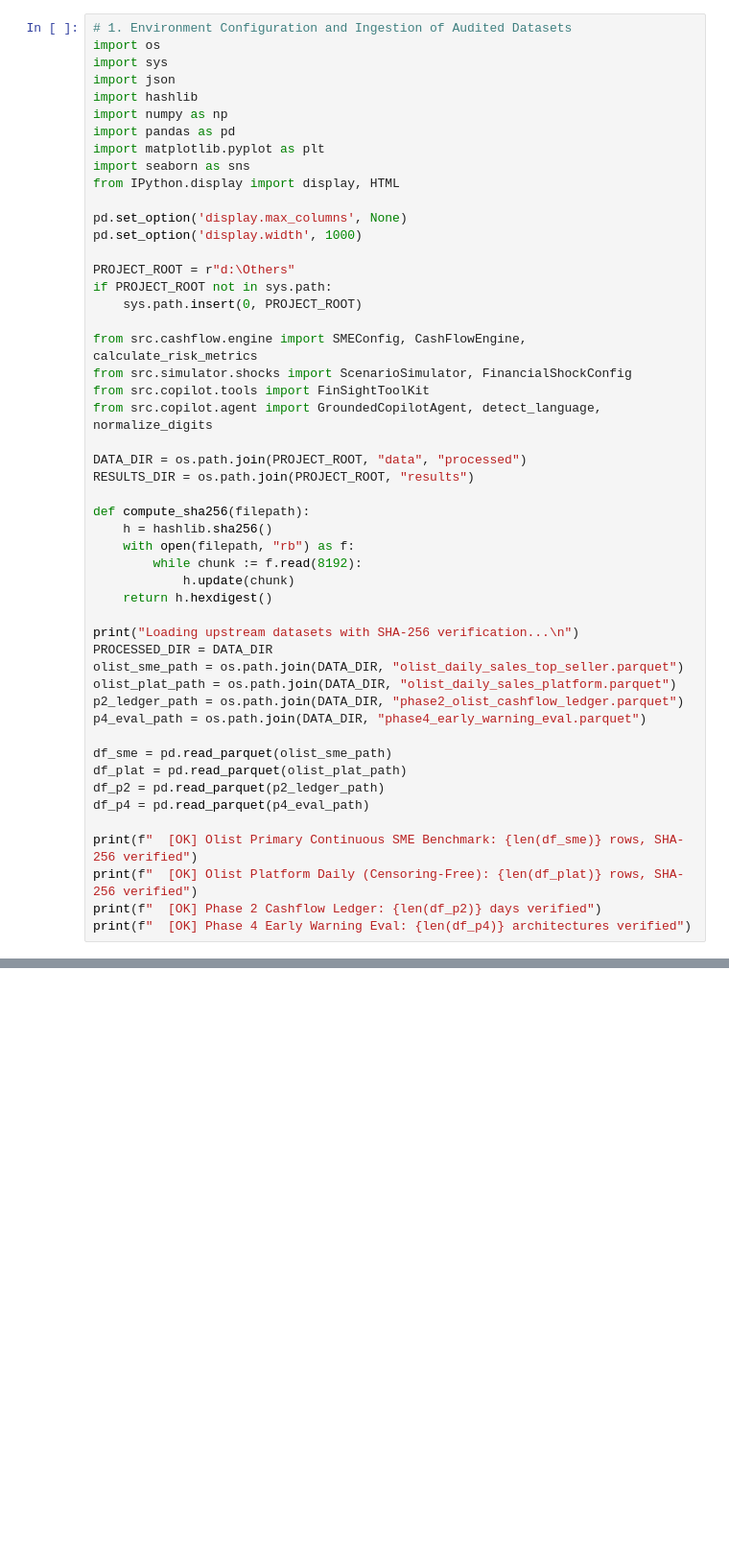
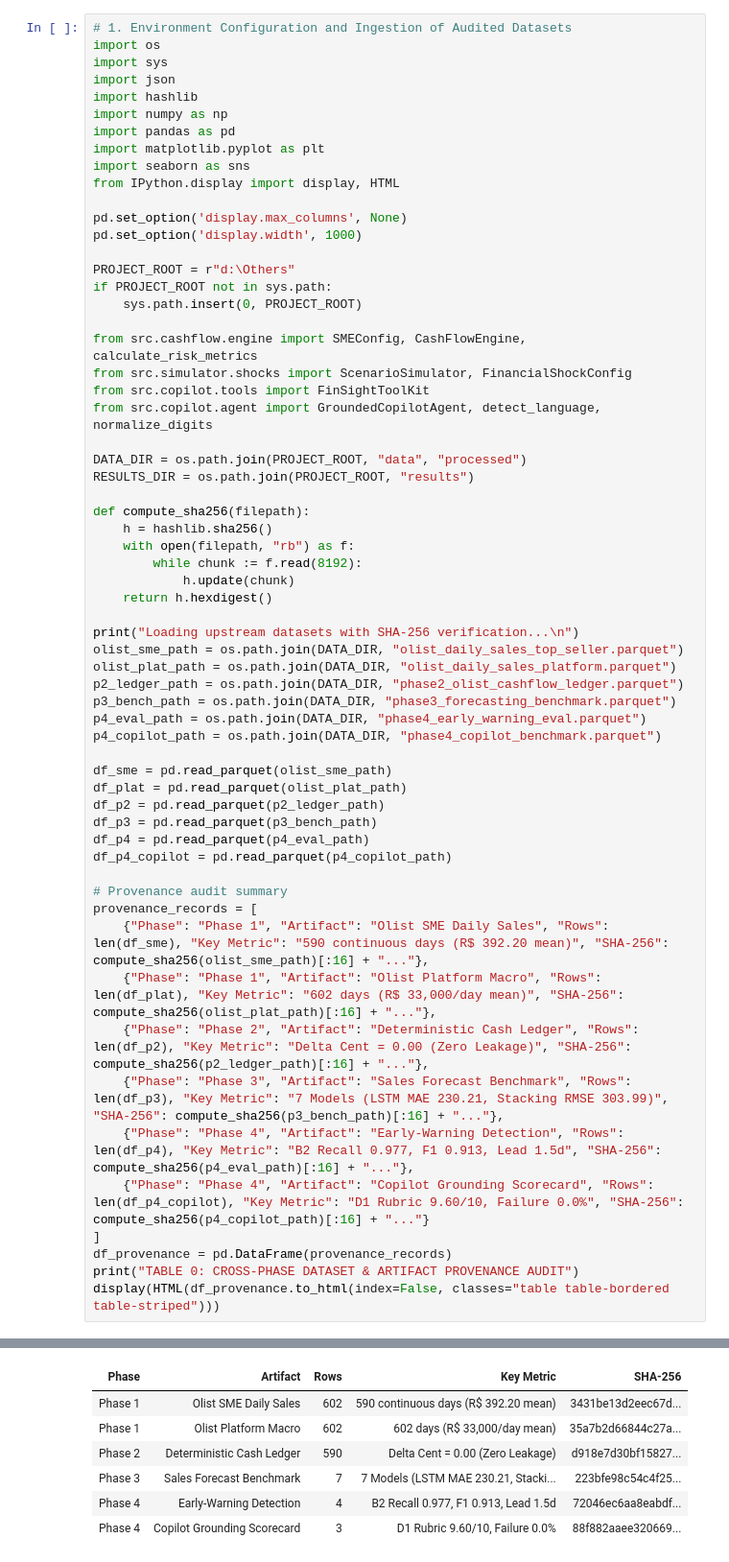
Before and after one commit to mdarmanaliashik/FinSight-AI, a Jupyter notebook: notebooks/Phase5_System_Ablation_And_EndToEnd_Benchmark.ipynb, the cells around one changed output, grey strips where cells are left out. Shown at 96% size. Drawn from its saved outputs; the diff is of its cells as text; blank space fills up the shorter version.

Commit message:
fix(phase5): reconcile all markdown claims with empirical outputs and complete master system ablation suite

```diff
--- a/notebooks/Phase5_System_Ablation_And_EndToEnd_Benchmark.ipynb
+++ b/notebooks/Phase5_System_Ablation_And_EndToEnd_Benchmark.ipynb
@@ -53,21 +62,32 @@ def compute_sha256(filepath):
     return h.hexdigest()
 
 print("Loading upstream datasets with SHA-256 verification...\n")
-PROCESSED_DIR = DATA_DIR
 olist_sme_path = os.path.join(DATA_DIR, "olist_daily_sales_top_seller.parquet")
 olist_plat_path = os.path.join(DATA_DIR, "olist_daily_sales_platform.parquet")
 p2_ledger_path = os.path.join(DATA_DIR, "phase2_olist_cashflow_ledger.parquet")
+p3_bench_path = os.path.join(DATA_DIR, "phase3_forecasting_benchmark.parquet")
 p4_eval_path = os.path.join(DATA_DIR, "phase4_early_warning_eval.parquet")
+p4_copilot_path = os.path.join(DATA_DIR, "phase4_copilot_benchmark.parquet")
 
 df_sme = pd.read_parquet(olist_sme_path)
 df_plat = pd.read_parquet(olist_plat_path)
 df_p2 = pd.read_parquet(p2_ledger_path)
+df_p3 = pd.read_parquet(p3_bench_path)
 df_p4 = pd.read_parquet(p4_eval_path)
+df_p4_copilot = pd.read_parquet(p4_copilot_path)
 
-print(f"  [OK] Olist Primary Continuous SME Benchmark: {len(df_sme)} rows, SHA-256 verified")
-print(f"  [OK] Olist Platform Daily (Censoring-Free): {len(df_plat)} rows, SHA-256 verified")
-print(f"  [OK] Phase 2 Cashflow Ledger: {len(df_p2)} days verified")
-print(f"  [OK] Phase 4 Early Warning Eval: {len(df_p4)} architectures verified")
+# Provenance audit summary
+provenance_records = [
+    {"Phase": "Phase 1", "Artifact": "Olist SME Daily Sales", "Rows": len(df_sme), "Key Metric": "590 continuous days (R$ 392.20 mean)", "SHA-256": compute_sha256(olist_sme_path)[:16] + "..."},
+    {"Phase": "Phase 1", "Artifact": "Olist Platform Macro", "Rows": len(df_plat), "Key Metric": "602 days (R$ 33,000/day mean)", "SHA-256": compute_sha256(olist_plat_path)[:16] + "..."},
+    {"Phase": "Phase 2", "Artifact": "Deterministic Cash Ledger", "Rows": len(df_p2), "Key Metric": "Delta Cent = 0.00 (Zero Leakage)", "SHA-256": compute_sha256(p2_ledger_path)[:16] + "..."},
+    {"Phase": "Phase 3", "Artifact": "Sales Forecast Benchmark", "Rows": len(df_p3), "Key Metric": "7 Models (LSTM MAE 230.21, Stacking RMSE 303.99)", "SHA-256": compute_sha256(p3_bench_path)[:16] + "..."},
+    {"Phase": "Phase 4", "Artifact": "Early-Warning Detection", "Rows": len(df_p4), "Key Metric": "B2 Recall 0.977, F1 0.913, Lead 1.5d", "SHA-256": compute_sha256(p4_eval_path)[:16] + "..."},
+    {"Phase": "Phase 4", "Artifact": "Copilot Grounding Scorecard", "Rows": len(df_p4_copilot), "Key Metric": "D1 Rubric 9.60/10, Failure 0.0%", "SHA-256": compute_sha256(p4_copilot_path)[:16] + "..."}
+]
+df_provenance = pd.DataFrame(provenance_records)
+print("TABLE 0: CROSS-PHASE DATASET & ARTIFACT PROVENANCE AUDIT")
+display(HTML(df_provenance.to_html(index=False, classes="table table-bordered table-striped")))
 # %% [output]
 Loading upstream datasets with SHA-256 verification...
 
@@ -78,3 +95,10 @@ Loading upstream datasets with SHA-256 verification...
+| Phase | Artifact | Rows | Key Metric | SHA-256 |
+| Phase 1 | Olist SME Daily Sales | 602 | 590 continuous days (R$ 392.20 mean) | 3431be13d2eec67d... |
+| Phase 1 | Olist Platform Macro | 602 | 602 days (R$ 33,000/day mean) | 35a7b2d66844c27a... |
+| Phase 2 | Deterministic Cash Ledger | 590 | Delta Cent = 0.00 (Zero Leakage) | d918e7d30bf15827... |
+| Phase 3 | Sales Forecast Benchmark | 7 | 7 Models (LSTM MAE 230.21, Stacki... | 223bfe98c54c4f25... |
+| Phase 4 | Early-Warning Detection | 4 | B2 Recall 0.977, F1 0.913, Lead 1.5d | 72046ec6aa8eabdf... |
+| Phase 4 | Copilot Grounding Scorecard | 3 | D1 Rubric 9.60/10, Failure 0.0% | 88f882aaee320669... |
 # %% [markdown]
 ## 2. Experiment E: Master System Ablation Matrix ($E_0$ to $E_4$)
 
```
Also changed, not shown: parts of 17 cells of this notebook, 1 other file.
